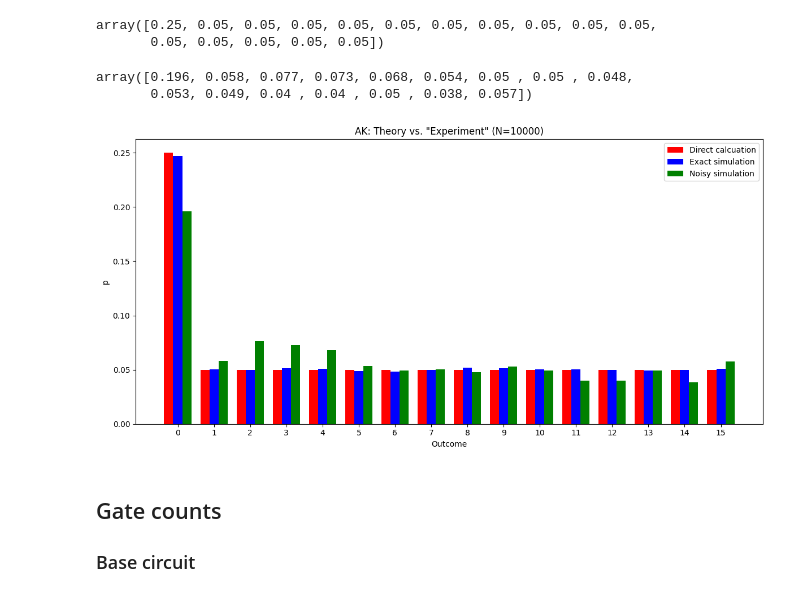
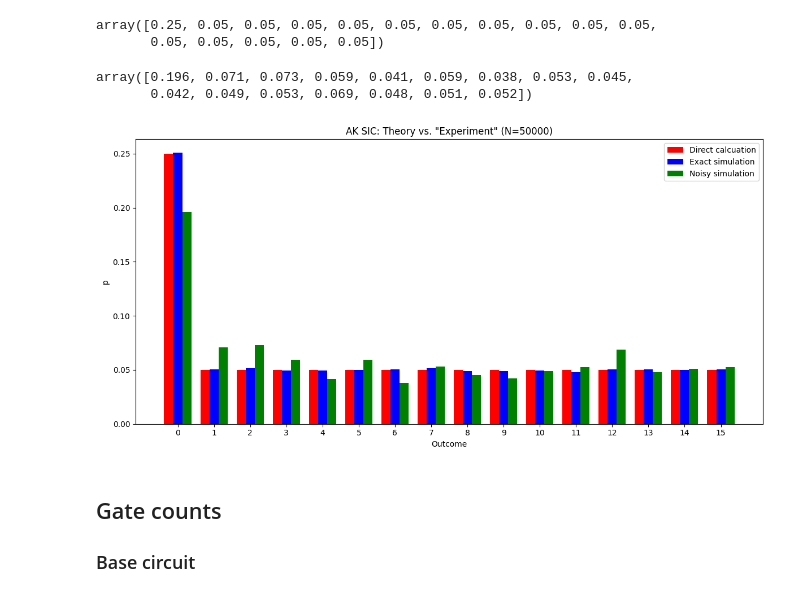
Before and after one commit to heyredhat/cirq_sic, a Jupyter notebook: cirq_sic/notebooks/QuditArthursKelly.ipynb, the cells around one changed output. Cells and saved outputs as stored; diff of their text form; code cells hidden in the pictures.

```diff
--- a/cirq_sic/notebooks/QuditArthursKelly.ipynb
+++ b/cirq_sic/notebooks/QuditArthursKelly.ipynb
@@ -53,29 +53,33 @@ array([0.25, 0.05, 0.05, 0.05, 0.05, 0.05, 0.05, 0.05, 0.05, 0.05, 0.05,
        0.05, 0.05, 0.05, 0.05, 0.05])
 # %%
 # Noisy simulation
-N = 10000
+N = 50000
 samples = sampler.run(optimized_circuit, repetitions=N)
 counts = samples.histogram(key="result")
 noisy_freqs = np.array([v for k, v in sorted(counts.items())])/N
+
+# Rorder the probabilities
+noisy_freqs = change_conjugate_convention(noisy_freqs)
 noisy_freqs
 # %% [output]
-array([0.196, 0.058, 0.077, 0.073, 0.068, 0.054, 0.05 , 0.05 , 0.048,
-       0.053, 0.049, 0.04 , 0.04 , 0.05 , 0.038, 0.057])
+array([0.196, 0.071, 0.073, 0.059, 0.041, 0.059, 0.038, 0.053, 0.045,
+       0.042, 0.049, 0.053, 0.069, 0.048, 0.051, 0.052])
 # %%
 x_pos = np.arange(2**4)
 bar_width = 0.25
 plt.figure(figsize=(12, 6))
 plt.bar(x_pos - bar_width, p, width=bar_width, label='Direct calcuation', color='red')
 plt.bar(x_pos, exact_freqs, width=bar_width, label='Exact simulation', color='blue')
 plt.bar(x_pos + bar_width, noisy_freqs, width=bar_width, label='Noisy simulation', color='green')
 plt.ylabel('p')
 plt.xlabel('Outcome')
-plt.title('AK: Theory vs. "Experiment" (N=%d)' % N)
+plt.title('AK SIC: Theory vs. "Experiment" (N=%d)' % N)
 plt.xticks(x_pos)
 plt.legend()
 plt.tight_layout()
+plt.savefig("img/ak_theory_vs_experiment.pdf", bbox_inches='tight')
 # %% [output]
-[figure, old version]
+[figure, new version]
 # %% [markdown]
 ## Gate counts
 
```
Also changed, not shown: parts of 1 cell of this notebook, 52 other files.
